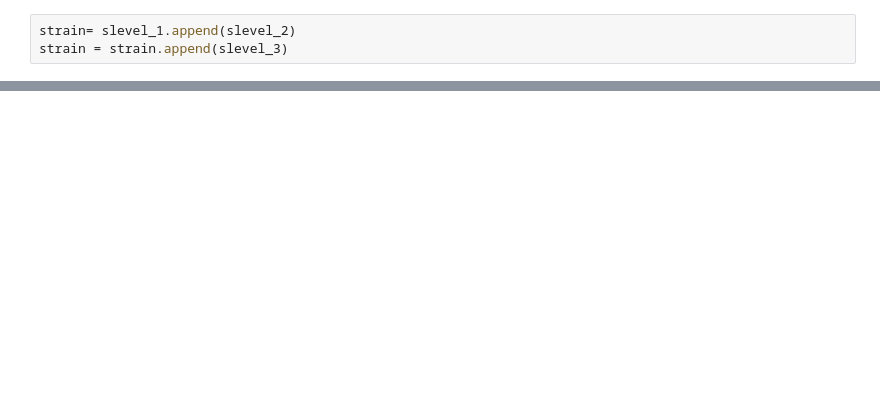
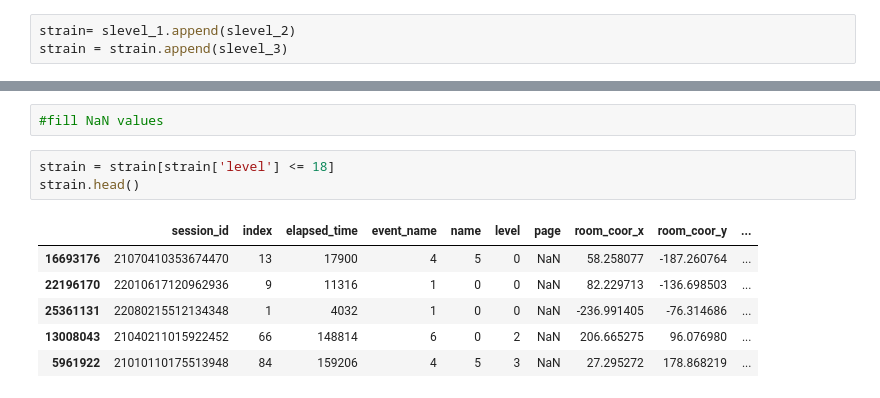
Before and after one commit to Sethmckbot/ML-Final-Project, a Jupyter notebook: MLfinal.ipynb, the cells around one changed output, grey strips where cells are left out. Cells and saved outputs as stored; diff of their text form; blank space fills up the shorter version.

```diff
--- a/MLfinal.ipynb
+++ b/MLfinal.ipynb
@@ -104,0 +107,12 @@ shown = strain[numeric_features].hist(figsize=(20,30), layout=(5,4))
+# %%
+#fill NaN values
+# %%
+strain = strain[strain['level'] <= 18]
+strain.head()
+# %% [output]
+|  | session_id | index | elapsed_time | event_name | name | level | page | room_coor_x | room_coor_y | ... |
+| 16693176 | 21070410353674470 | 13 | 17900 | 4 | 5 | 0 | NaN | 58.258077 | -187.260764 | ... |
+| 22196170 | 22010617120962936 | 9 | 11316 | 1 | 0 | 0 | NaN | 82.229713 | -136.698503 | ... |
+| 25361131 | 22080215512134348 | 1 | 4032 | 1 | 0 | 0 | NaN | -236.991405 | -76.314686 | ... |
+| 13008043 | 21040211015922452 | 66 | 148814 | 6 | 0 | 2 | NaN | 206.665275 | 96.076980 | ... |
+| 5961922 | 21010110175513948 | 84 | 159206 | 4 | 5 | 3 | NaN | 27.295272 | 178.868219 | ... |
```
Also changed, not shown: parts of 32 cells of this notebook.
